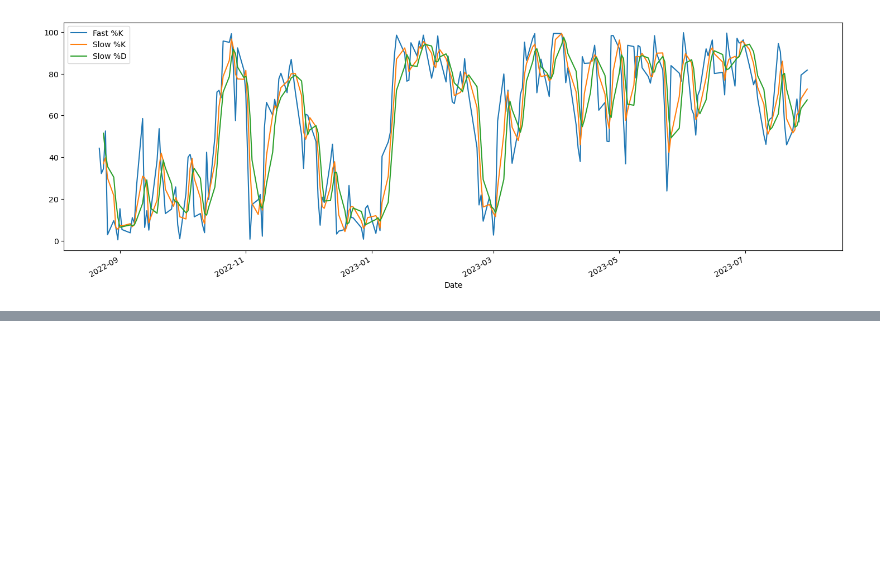
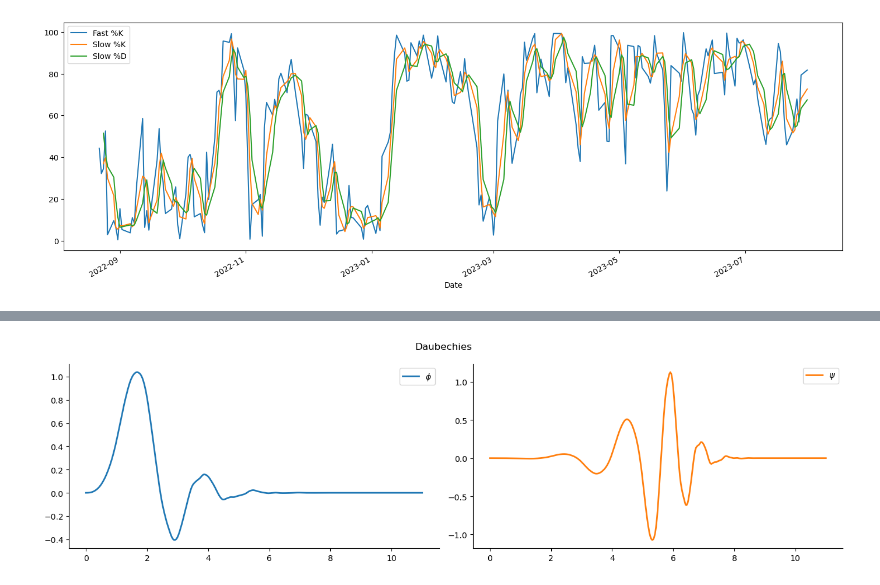
Before and after one commit to ansingh16/risk-management, a Jupyter notebook: Stock_analysis.ipynb, the cells around one changed output, grey strips where cells are left out. Saved outputs shown, nothing was run; the diff lists cells and outputs as text; code cells hidden in the pictures; blank space fills up the shorter version.

```diff
--- a/Stock_analysis.ipynb
+++ b/Stock_analysis.ipynb
@@ -384,0 +459,17 @@ stocks[['Fast %K','Slow %K','Slow %D']].plot(figsize=(18,6))
+# %%
+import pywt
+import seaborn as sns
+import matplotlib.pyplot as plt
+import pandas as pd
+
+# choose Daubechies 6 wavelet
+wavelet = pywt.Wavelet('db6')
+
+# get the scaling function and wavelet function
+phi, psi, x = wavelet.wavefun(level=5)
+df = pd.DataFrame({'$\phi$': phi, '$\psi$': psi}, index=x)
+df.plot(title='Daubechies', subplots=True, layout=(1, 2), figsize=(14, 4), lw=2, rot=0)
+plt.tight_layout()
+sns.despine();
+# %% [output]
+[figure, added]
```
Also changed, not shown: parts of 7 cells of this notebook, 1 other file.
